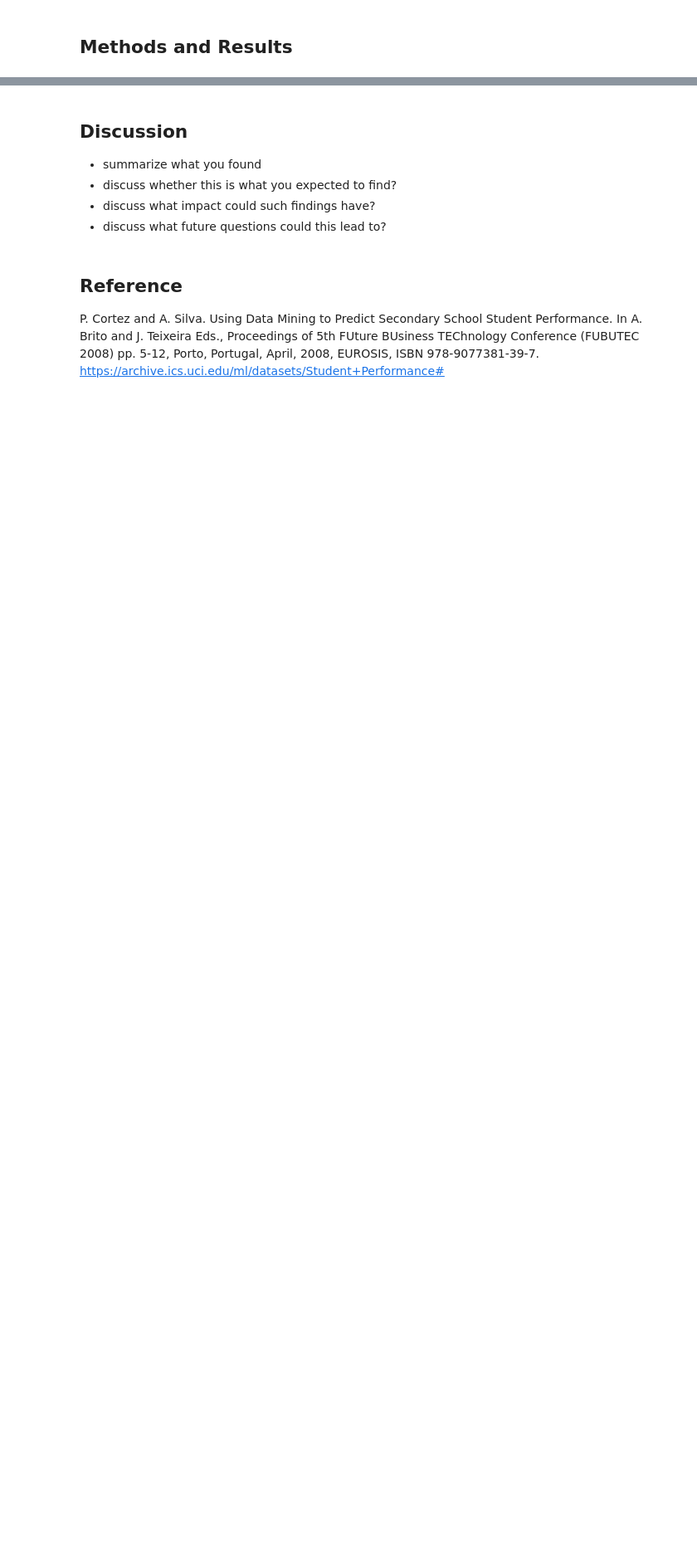
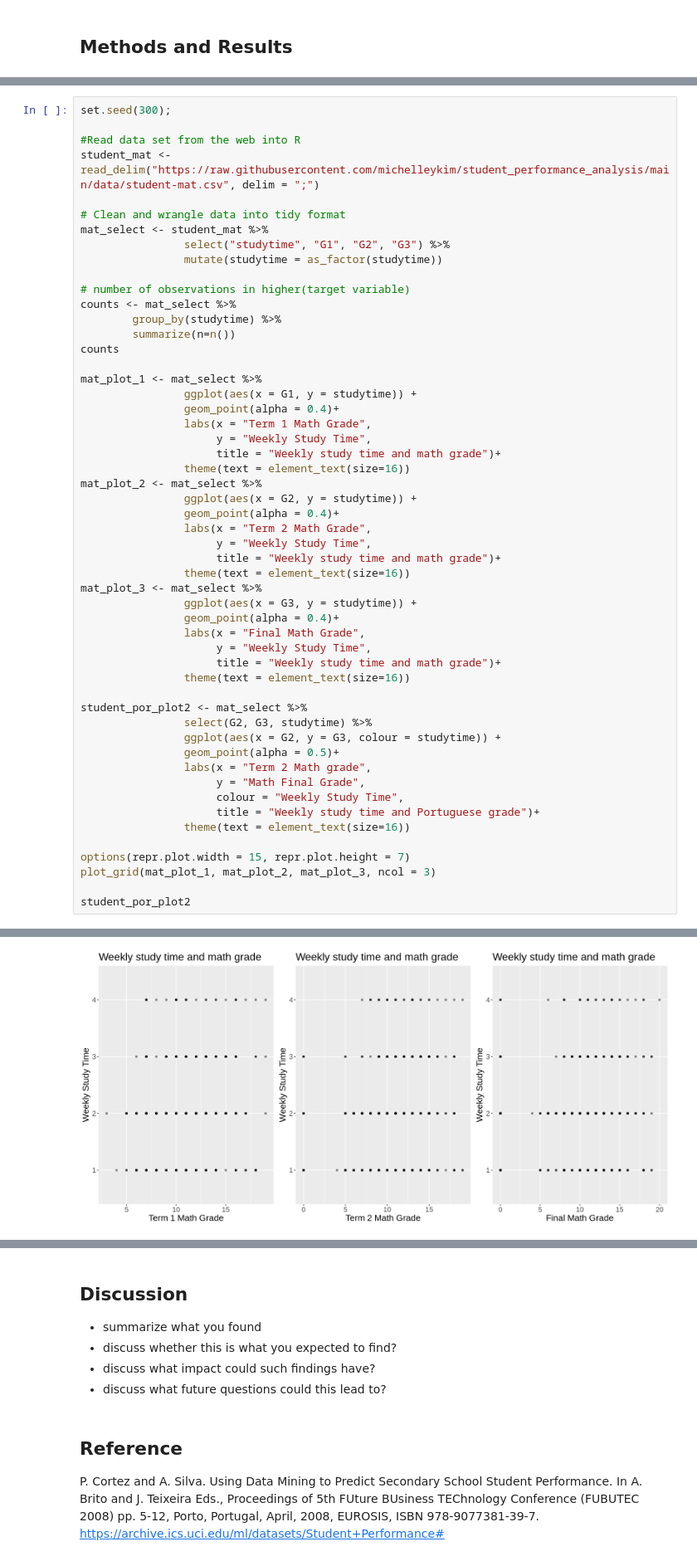
Before and after one commit to michelleykim/student_performance_analysis, a Jupyter notebook: report.ipynb, the cells around one changed output, grey strips where cells are left out. Shown at 83% size. Cells and saved outputs as stored; diff of their text form; blank space fills up the shorter version.

```diff
--- a/report.ipynb
+++ b/report.ipynb
@@ -89,0 +53,54 @@ See spec(...) for full column specifications.
+# %%
+set.seed(300);
+
+#Read data set from the web into R
+student_mat <- read_delim("https://raw.githubusercontent.com/michelleykim/student_performance_analysis/main/data/student-mat.csv", delim = ";")
+
+# Clean and wrangle data into tidy format
+mat_select <- student_mat %>%
+                select("studytime", "G1", "G2", "G3") %>%
+                mutate(studytime = as_factor(studytime))
+
+# number of observations in higher(target variable)
+counts <- mat_select %>%
+        group_by(studytime) %>%
+        summarize(n=n())
+counts
+
+mat_plot_1 <- mat_select %>%
+                ggplot(aes(x = G1, y = studytime)) +
+                geom_point(alpha = 0.4)+
+                labs(x = "Term 1 Math Grade",
+                     y = "Weekly Study Time",
+                     title = "Weekly study time and math grade")+
+                theme(text = element_text(size=16))
+mat_plot_2 <- mat_select %>%
+                ggplot(aes(x = G2, y = studytime)) +
+                geom_point(alpha = 0.4)+
+                labs(x = "Term 2 Math Grade",
+                     y = "Weekly Study Time",
+                     title = "Weekly study time and math grade")+
+                theme(text = element_text(size=16))
+mat_plot_3 <- mat_select %>%
+                ggplot(aes(x = G3, y = studytime)) +
+                geom_point(alpha = 0.4)+
+                labs(x = "Final Math Grade",
+                     y = "Weekly Study Time",
+                     title = "Weekly study time and math grade")+
+                theme(text = element_text(size=16))
+
+student_por_plot2 <- mat_select %>%
+                select(G2, G3, studytime) %>%
+                ggplot(aes(x = G2, y = G3, colour = studytime)) +
+                geom_point(alpha = 0.5)+
+                labs(x = "Term 2 Math grade",
+                     y = "Math Final Grade",
+                     colour = "Weekly Study Time",
+                     title = "Weekly study time and Portuguese grade")+
+                theme(text = element_text(size=16))
+
+options(repr.plot.width = 15, repr.plot.height = 7)
+plot_grid(mat_plot_1, mat_plot_2, mat_plot_3, ncol = 3)
+
+student_por_plot2
+# %% [output]
@@ -89,0 +131 @@ See spec(...) for full column specifications.
+[figure, added]
```
Also changed, not shown: parts of 8 cells of this notebook.
